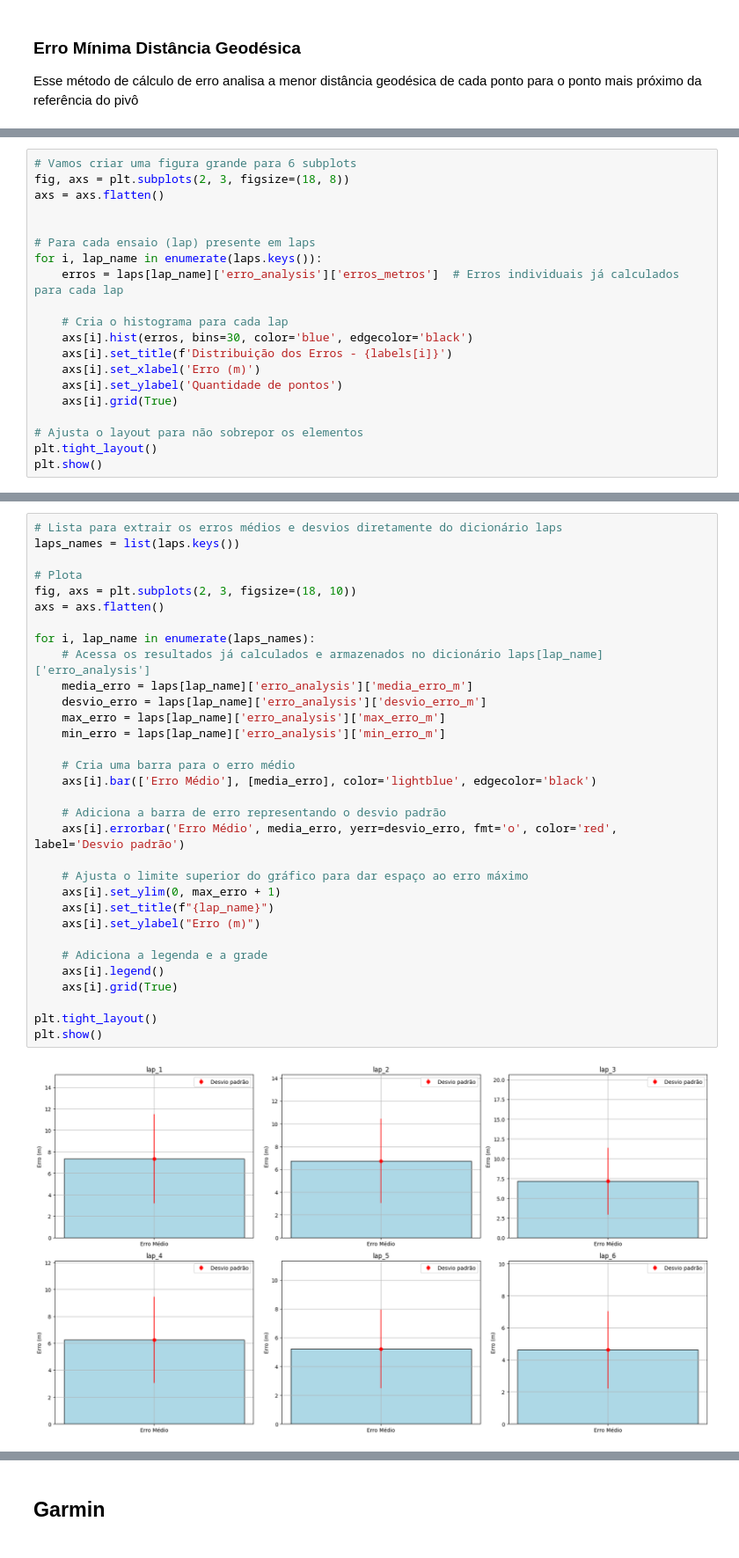
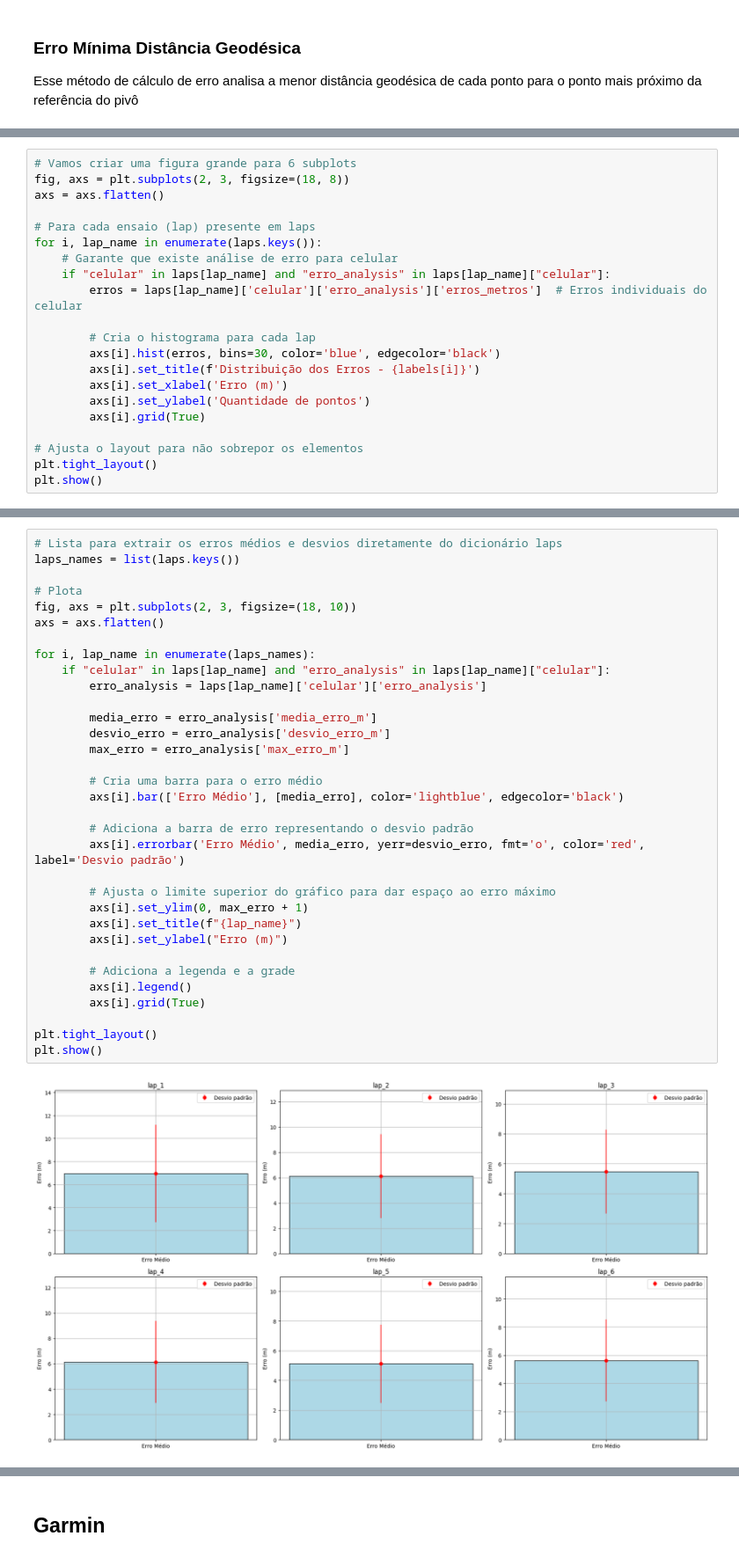
Before and after one commit to GabrielSan99/GNSS_C-A_CODE, a Jupyter notebook: analysis.ipynb, the cells around one changed output, grey strips where cells are left out. Shown at 88% size. Cells and saved outputs as stored; diff of their text form.

```diff
--- a/analysis.ipynb
+++ b/analysis.ipynb
@@ -955,17 +961,18 @@ df_erro_esp32
 fig, axs = plt.subplots(2, 3, figsize=(18, 8))
 axs = axs.flatten()
 
-
 # Para cada ensaio (lap) presente em laps
 for i, lap_name in enumerate(laps.keys()):
-    erros = laps[lap_name]['erro_analysis']['erros_metros']  # Erros individuais já calculados para cada lap
+    # Garante que existe análise de erro para celular
+    if "celular" in laps[lap_name] and "erro_analysis" in laps[lap_name]["celular"]:
+        erros = laps[lap_name]['celular']['erro_analysis']['erros_metros']  # Erros individuais do celular
 
-    # Cria o histograma para cada lap
-    axs[i].hist(erros, bins=30, color='blue', edgecolor='black')
-    axs[i].set_title(f'Distribuição dos Erros - {labels[i]}')
-    axs[i].set_xlabel('Erro (m)')
-    axs[i].set_ylabel('Quantidade de pontos')
-    axs[i].grid(True)
+        # Cria o histograma para cada lap
+        axs[i].hist(erros, bins=30, color='blue', edgecolor='black')
+        axs[i].set_title(f'Distribuição dos Erros - {labels[i]}')
+        axs[i].set_xlabel('Erro (m)')
+        axs[i].set_ylabel('Quantidade de pontos')
+        axs[i].grid(True)
 
 # Ajusta o layout para não sobrepor os elementos
 plt.tight_layout()
@@ -975,34 +982,35 @@ plt.show()
 # %%
 # Lista para extrair os erros médios e desvios diretamente do dicionário laps
 laps_names = list(laps.keys())
 
 # Plota
 fig, axs = plt.subplots(2, 3, figsize=(18, 10))
 axs = axs.flatten()
 
 for i, lap_name in enumerate(laps_names):
-    # Acessa os resultados já calculados e armazenados no dicionário laps[lap_name]['erro_analysis']
-    media_erro = laps[lap_name]['erro_analysis']['media_erro_m']
-    desvio_erro = laps[lap_name]['erro_analysis']['desvio_erro_m']
-    max_erro = laps[lap_name]['erro_analysis']['max_erro_m']
-    min_erro = laps[lap_name]['erro_analysis']['min_erro_m']
+    if "celular" in laps[lap_name] and "erro_analysis" in laps[lap_name]["celular"]:
+        erro_analysis = laps[lap_name]['celular']['erro_analysis']
 
-    # Cria uma barra para o erro médio
-    axs[i].bar(['Erro Médio'], [media_erro], color='lightblue', edgecolor='black')
+        media_erro = erro_analysis['media_erro_m']
+        desvio_erro = erro_analysis['desvio_erro_m']
+        max_erro = erro_analysis['max_erro_m']
 
-    # Adiciona a barra de erro representando o desvio padrão
-    axs[i].errorbar('Erro Médio', media_erro, yerr=desvio_erro, fmt='o', color='red', label='Desvio padrão')
+        # Cria uma barra para o erro médio
+        axs[i].bar(['Erro Médio'], [media_erro], color='lightblue', edgecolor='black')
 
-    # Ajusta o limite superior do gráfico para dar espaço ao erro máximo
-    axs[i].set_ylim(0, max_erro + 1)
-    axs[i].set_title(f"{lap_name}")
-    axs[i].set_ylabel("Erro (m)")
+        # Adiciona a barra de erro representando o desvio padrão
+        axs[i].errorbar('Erro Médio', media_erro, yerr=desvio_erro, fmt='o', color='red', label='Desvio padrão')
 
-    # Adiciona a legenda e a grade
-    axs[i].legend()
-    axs[i].grid(True)
+        # Ajusta o limite superior do gráfico para dar espaço ao erro máximo
+        axs[i].set_ylim(0, max_erro + 1)
+        axs[i].set_title(f"{lap_name}")
+        axs[i].set_ylabel("Erro (m)")
+
+        # Adiciona a legenda e a grade
+        axs[i].legend()
+        axs[i].grid(True)
 
 plt.tight_layout()
 plt.show()
 # %% [output]
-[figure, old version]
+[figure, new version]
```
Also changed, not shown: parts of 30 cells of this notebook, 32 other files.
